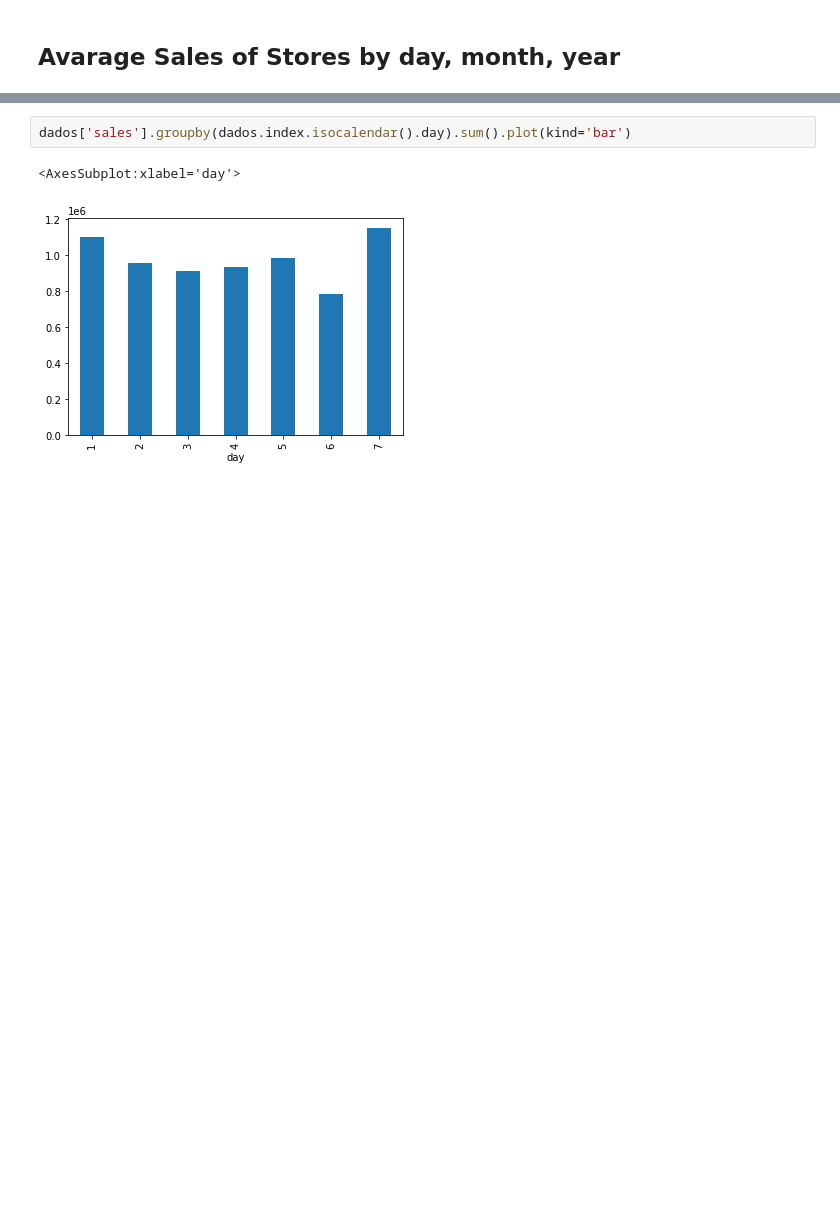
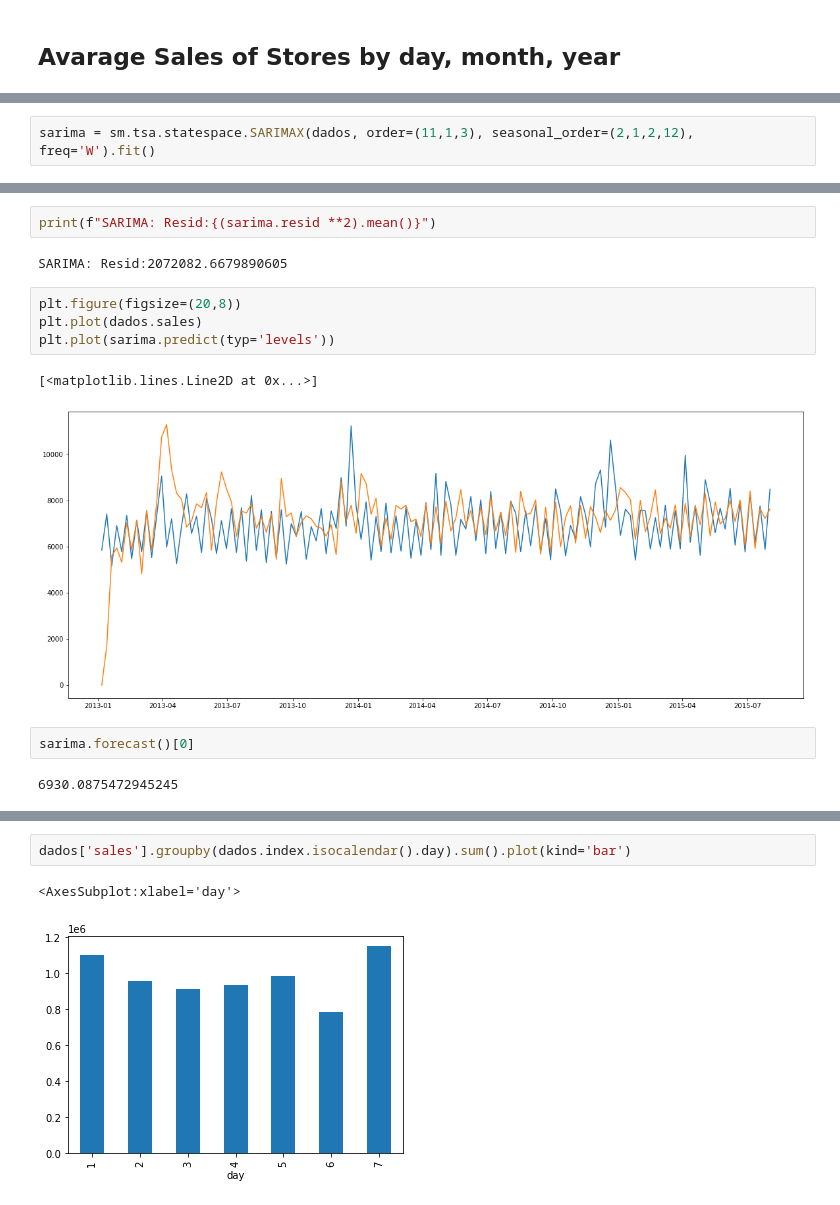
Before and after one commit to alyssonvidal/Rossmann-Sales-Forecast, a Jupyter notebook: notebooks/rossmann_03_timeseries.ipynb, the cells around one changed output, grey strips where cells are left out. Drawn from its saved outputs; the diff is of its cells as text; blank space fills up the shorter version.

```diff
--- a/notebooks/rossmann_03_timeseries.ipynb
+++ b/notebooks/rossmann_03_timeseries.ipynb
@@ -59,0 +126,2 @@ plt.plot(dados)
+# %%
+sarima = sm.tsa.statespace.SARIMAX(dados, order=(11,1,3), seasonal_order=(2,1,2,12), freq='W').fit()
@@ -59,0 +140,15 @@ plt.plot(dados)
+# %%
+print(f"SARIMA: Resid:{(sarima.resid **2).mean()}")
+# %% [output]
+SARIMA: Resid:2072082.6679890605
+# %%
+plt.figure(figsize=(20,8))
+plt.plot(dados.sales)
+plt.plot(sarima.predict(typ='levels'))
+# %% [output]
+[<matplotlib.lines.Line2D at 0x...>]
+[figure, added]
+# %%
+sarima.forecast()[0]
+# %% [output]
+6930.0875472945245
```
Also changed, not shown: parts of 35 cells of this notebook, 11 other files.
